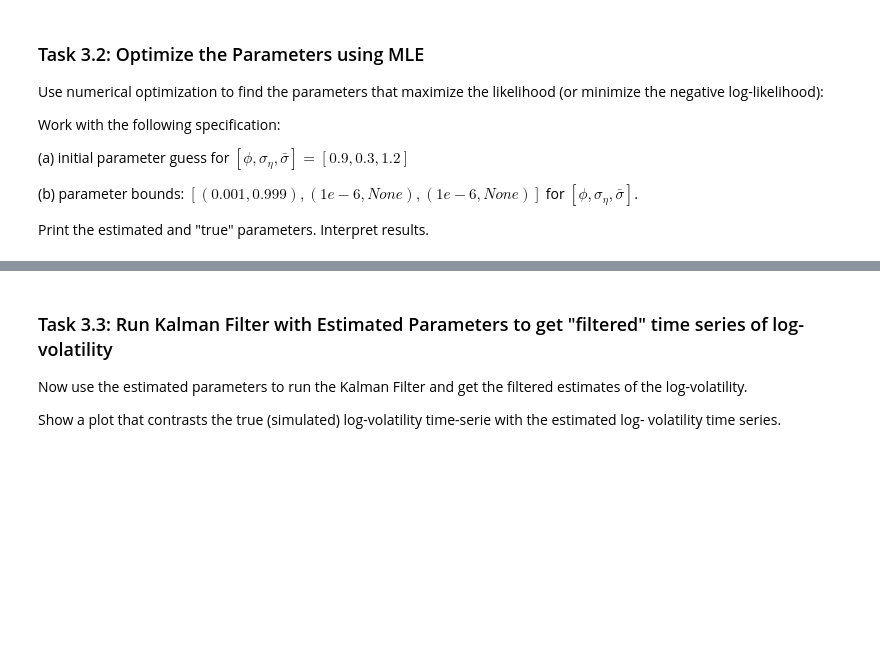
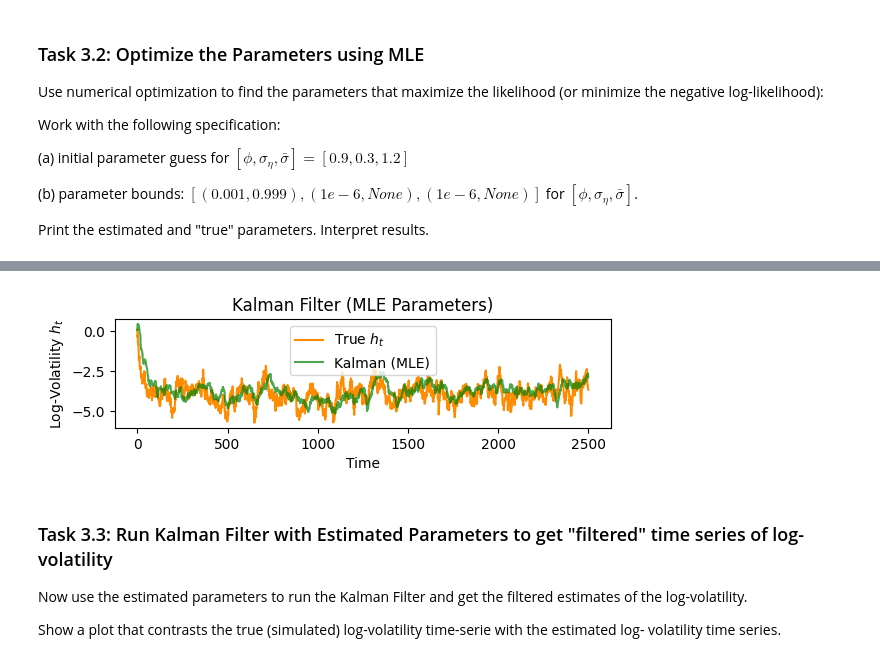
Before and after one commit to joseManuelAyala/2GradedProblemSet, a Jupyter notebook: KF_ProblemSet_Student_Part2_MUSparsity-checkpoint.ipynb, the cells around one changed output, grey strips where cells are left out. Saved outputs shown, nothing was run; the diff lists cells and outputs as text; code cells hidden in the pictures; blank space fills up the shorter version.

```diff
--- a/KF_ProblemSet_Student_Part2_MUSparsity-checkpoint.ipynb
+++ b/KF_ProblemSet_Student_Part2_MUSparsity-checkpoint.ipynb
@@ -37,0 +27,97 @@ def kalman_filter_objfcn(theta, y):
+# %%
+import numpy as np
+import matplotlib.pyplot as plt
+from scipy.optimize import minimize
+from KalmanFilterAlgorithm import kalman_filter
+
+# Fix seed for our test-case
+np.random.seed(1234)
+T = 2500
+
+# Define SV parameters
+volatility_persistence= 0.95
+vol_vol = 0.2
+vol = - (vol_vol ** 2) / (2 * (1 - volatility_persistence ** 2))
+
+# Array for hidden volatility values (log-volatility)
+h_true = np.zeros(T)
+
+# Start from the stationary distribution of the AR(1)
+h_true[0] = np.random.normal(loc=vol, scale=vol_vol / np.sqrt(1 - volatility_persistence ** 2))
+
+for t in range(1, T):
+    h_true[t] = vol + volatility_persistence * h_true[t - 1] + np.random.normal(0, vol_vol)
+
+# Returns (mean zero)
+
+xi = np.random.normal(0, 1, T)
+r = np.exp(0.5 * h_true) * xi
+
+# Apply Kalman Filter
+
+# Convert returns with log
+log_squared_returns = np.log(r**2 + 1e-6)
+
+# Define Parameters for the Kalman Filter
+a = 0
+B = 1.0
+H = 0.2
+
+c = 0
+Q = vol_vol ** 2
+
+initial_state_mean = 0
+initial_state_var = 1
+
+# Define function for MLE for the SV Model
+def kalman_filter_objfcn(theta, y):
+    phi, sigma_eta = theta
+    a = -1.2704
+    B = 1.0
+    H = np.pi**2 / 2
+    Q = sigma_eta ** 2
+    a1 = 0.0
+    P1 = Q / (1 - phi**2) if abs(phi) < 1 else 1.0
+
+    return kalman_filter(y, a, B, phi, H, Q, a1, P1, return_loglike=True)
+
+# Minimize log_likelihood Function
+phi = 0.9
+sigma_eta = 0.3
+initial_guess = [phi, sigma_eta]
+bounds = [(0.001, 0.999), (1e-6, None)]
+
+# Optimize Parameters (theta_hat optimized parameters)
+optimized_parameters = minimize(kalman_filter_objfcn, initial_guess, args=(log_squared_returns,), method='L-BFGS-B',
+                                bounds=bounds)
+theta_hat = optimized_parameters.x
+
+# Call Kalman Filter with estimated parameters
+phi_hat, sigma_eta_hat = theta_hat
+a_hat = -1.27
+c_hat = 0.0
+H_hat = np.pi ** 2 / 2
+Q_hat = sigma_eta_hat**2
+filtered_means_mle, filtered_vars_mle, _, _ = kalman_filter(log_squared_returns, a_hat, B, phi_hat, H_hat, Q_hat,
+                                                      initial_state_mean, initial_state_var)
+
+# Plot Kalman (MLE)
+plt.subplot(3, 1, 2)
+plt.plot(h_true, label='True $h_t$', color='darkorange')
+plt.plot(filtered_means_mle, label='Kalman (MLE)', color='green', alpha=0.7)
+plt.title("Kalman Filter (MLE Parameters)")
+plt.xlabel("Time")
+plt.ylabel("Log-Volatility $h_t$")
+plt.legend()
+
+# Print estimated and true parameters
+print("True parameters:")
+print(f"phi         = {volatility_persistence}")
+print(f"sigma_eta   = {vol_vol:.4f}")
+print(f"sigma (mean)= {vol:.4f}")
+
+print("\nEstimated parameters (MLE):")
+print(f"phi_hat         = {phi_hat:.4f}")
+print(f"sigma_eta_hat   = {sigma_eta_hat:.4f}")
+print(f"sigma_hat (used)= {a_hat:.4f}")
+# %% [output]
@@ -38,3 +133,4 @@ def kalman_filter_objfcn(theta, y):
+[figure, added]
 # %% [markdown]
 ### Task 3.3: Run Kalman Filter with Estimated Parameters to get "filtered" time series of log-volatility
 
```
Also changed, not shown: parts of 5 cells of this notebook, 2 other files.
